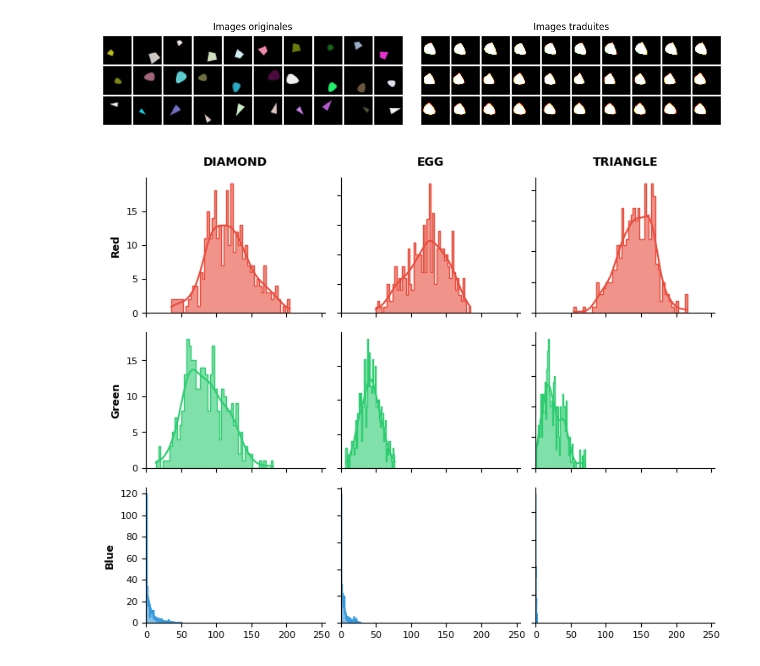
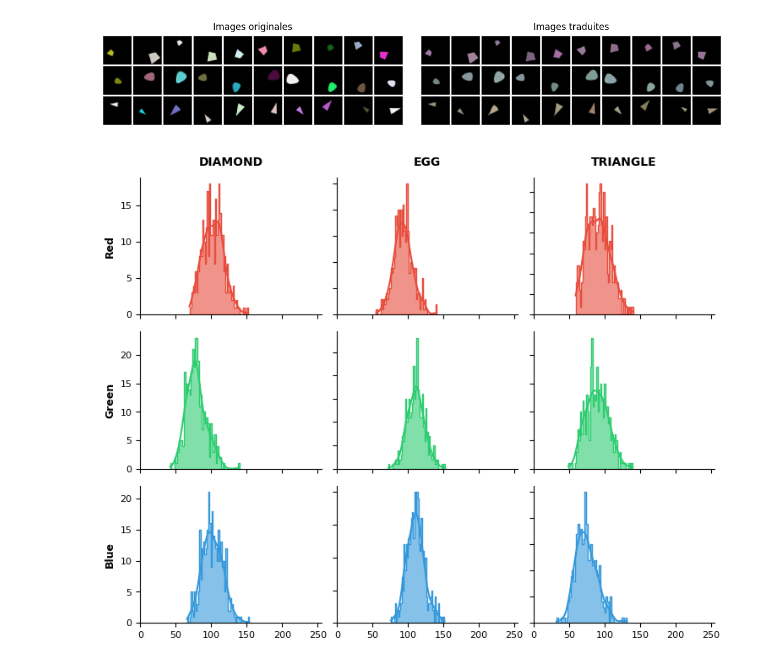
Before and after one commit to lucas-ch/gwsyn, a Jupyter notebook: notebooks/report.ipynb, the cells around one changed output. Saved outputs shown, nothing was run; the diff lists cells and outputs as text; code cells hidden in the pictures.

```diff
--- a/notebooks/report.ipynb
+++ b/notebooks/report.ipynb
@@ -12,7 +12,7 @@ n_samples_test = 1000
 project_name = "syn"
 device = torch.device("cuda" if torch.cuda.is_available() else "cpu")
 
-experiment_names = ['basic_biased_00', 'test_biased_80', 'test_biased_80_switch_300',"shape_biased_00", "basic_syn_low_2_biased_00", "no_cat_biased_00"]
+experiment_names = ['basic_biased_00', 'test_biased_80', 'test_biased_80_switch_300',"shape_biased_00", "good_model_0_biased_00"]
 # %%
 
 all_series = []
@@ -49,8 +49,8 @@ display(comparison_df)
 # %%
-check_run = "basic_syn_low_2_biased_00"
+check_run = "good_model_0_biased_00"
 
 display(all_stats_series[check_run]["fig_original_translated"])
 display(all_stats_series[check_run]["fig_rgb_distrib"])
 # %% [output]
-[figure, old version]
+[figure, new version]
-[figure, old version]
+[figure, new version]
```
Also changed, not shown: parts of 1 cell of this notebook, 15 other files.
